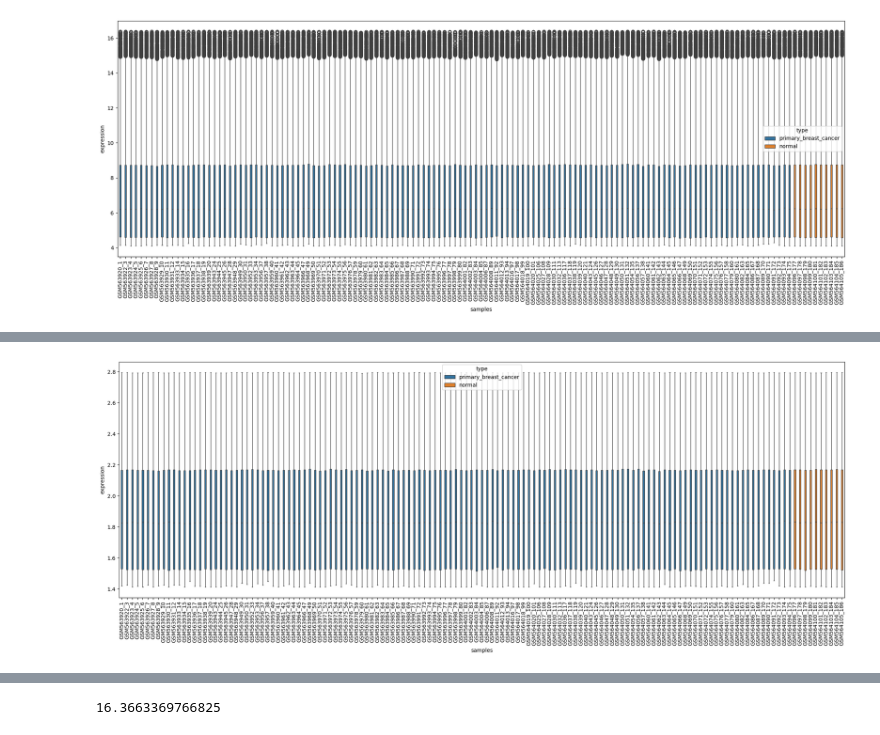
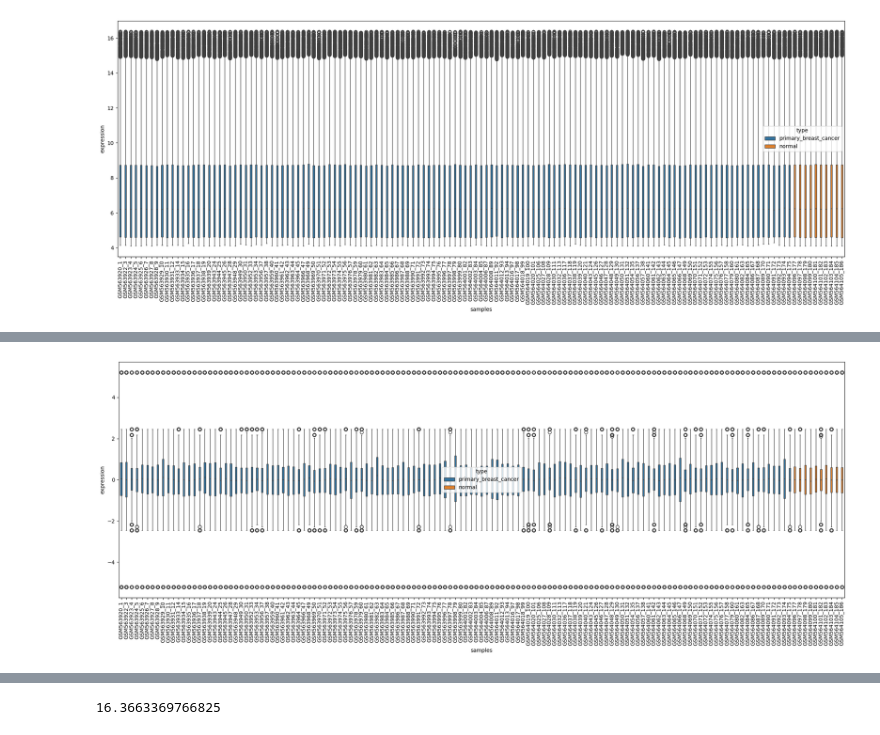
Before and after one commit to Natalia-Rodrigo/Mid_bootcam_project, a Jupyter notebook: notebooks/Minh.ipynb, the cells around one changed output, grey strips where cells are left out. Saved outputs shown, nothing was run; the diff lists cells and outputs as text; code cells hidden in the pictures.

```diff
--- a/notebooks/Minh.ipynb
+++ b/notebooks/Minh.ipynb
@@ -79,7 +56,3 @@ RangeIndex: 139 entries, 0 to 138
 Columns: 33581 entries, samples to NM_203414
 dtypes: float64(33579), object(2)
 memory usage: 35.6+ MB
-# %%
-df_box = df.set_index('samples')
-df_box
-sns.boxplot(y =
@@ -146,0 +117,14 @@ melted_data_log.head()
+# %%
+#df_genes = df.drop(['samples', 'type'], axis = 1)
+df_transformed = df.copy()
+
+# apply quantile transformation to data
+from sklearn.preprocessing import QuantileTransformer
+qt = QuantileTransformer (output_distribution ='normal')
+qt.fit(df[df.columns[2:]])
+df_transformed[df.columns[2:]] = qt.transform(df[df.columns[2:]])
+#melted_data_log['expression'] = melted_data_log['expression'].apply(lambda x: np.log10(x))
+#melted_data_log.head()
+# %%
+melted_df_transformed = df_transformed.melt(id_vars=['samples', 'type'], var_name='gene', value_name='expression')
+melted_df_transformed
@@ -147,10 +145,12 @@ melted_data_log.head()
 # %%
+# plot log transformed data on boxplot
+
 plt.figure(figsize=(20, 8))  # Adjust figure size if needed
-sns.boxplot(x='samples', y='expression', hue = 'type',  data=melted_data_log, width = 0.3)
+sns.boxplot(x='samples', y='expression', hue = 'type',  data=melted_df_transformed, width = 0.3)
 plt.xticks(rotation=90)  # Rotate x-axis labels for better readability
 
 # Show the plot
 plt.tight_layout()
 plt.show()
 # %% [output]
-[figure, old version]
+[figure, new version]
```
Also changed, not shown: parts of 18 cells of this notebook.
